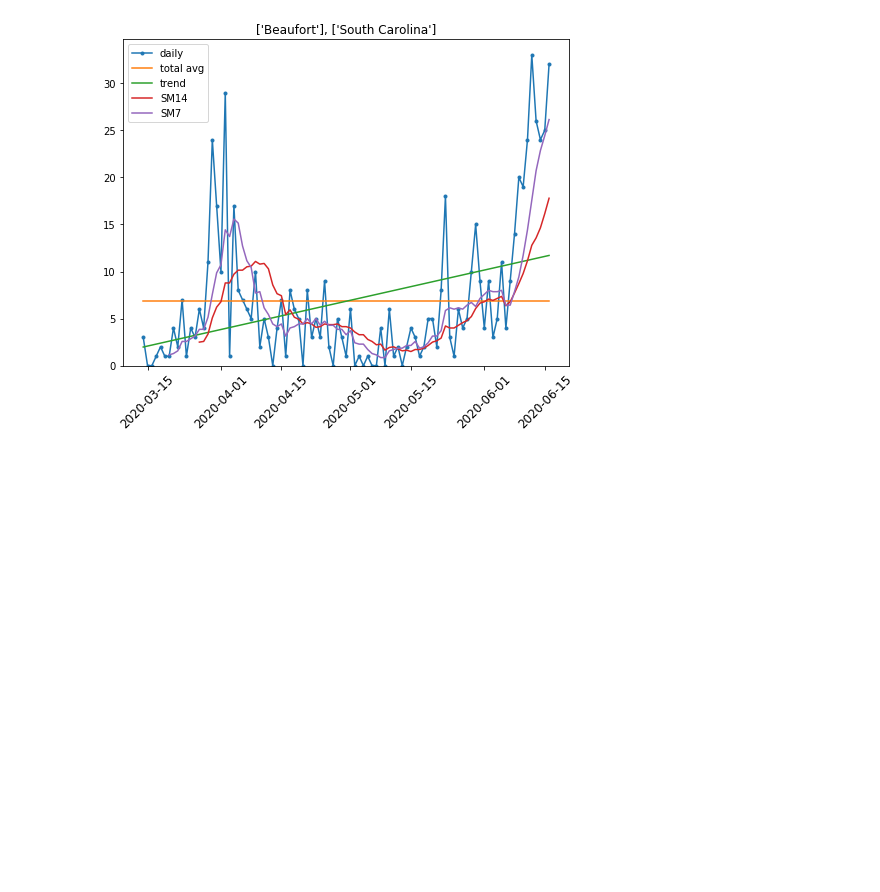
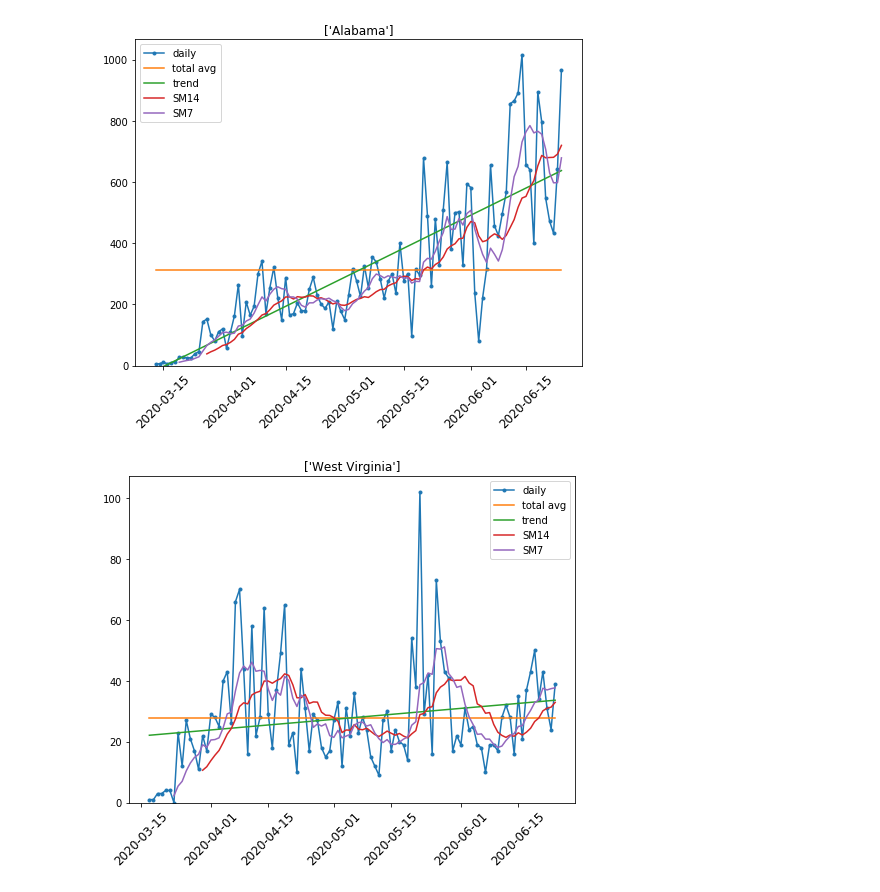
Before and after one commit to leadinghammp/COVID-19-Near-Me, a Jupyter notebook: Specific_Places.ipynb, the cells around one changed output. Cells and saved outputs as stored; diff of their text form; code cells hidden in the pictures; blank space fills up the shorter version.

Commit message:
Regular Update
Not much going on lately, just checking the cases as they grow in certain regions of the US

```diff
--- a/Specific_Places.ipynb
+++ b/Specific_Places.ipynb
@@ -69,6 +72,12 @@ def local_cases(data, ff_dct):
         plot_daily(get_this(data,state_name=ff_dct[i],
                             county=True, county_name=i))
         plt.show()
+
+def state_cases(data, state_dct):
+    for i in range(len(state_dct)):
+        plot_daily(get_this(data,state_name=state_dct[i],
+                            county=False), county=False)
+        plt.show()
 # %%
 states_list=list(state_codes.abbr.unique())
 data['abbr']=data['state']
@@ -126,5 +132,6 @@ To register the converters:
-# %%
-plot_daily(get_this(data,state_name='South Carolina',
-                    county=True, county_name='Beaufort'), county=True)
-# %% [output]
-[figure, removed]
+# %%
+state=['Alabama', 'West Virginia', 'Maryland', 'Delaware', 'South Carolina', 'Virginia']
+state_cases(data,state)
+# %% [output]
+[figure, added]
+[figure, added]
```
Also changed, not shown: parts of 4 cells of this notebook.
